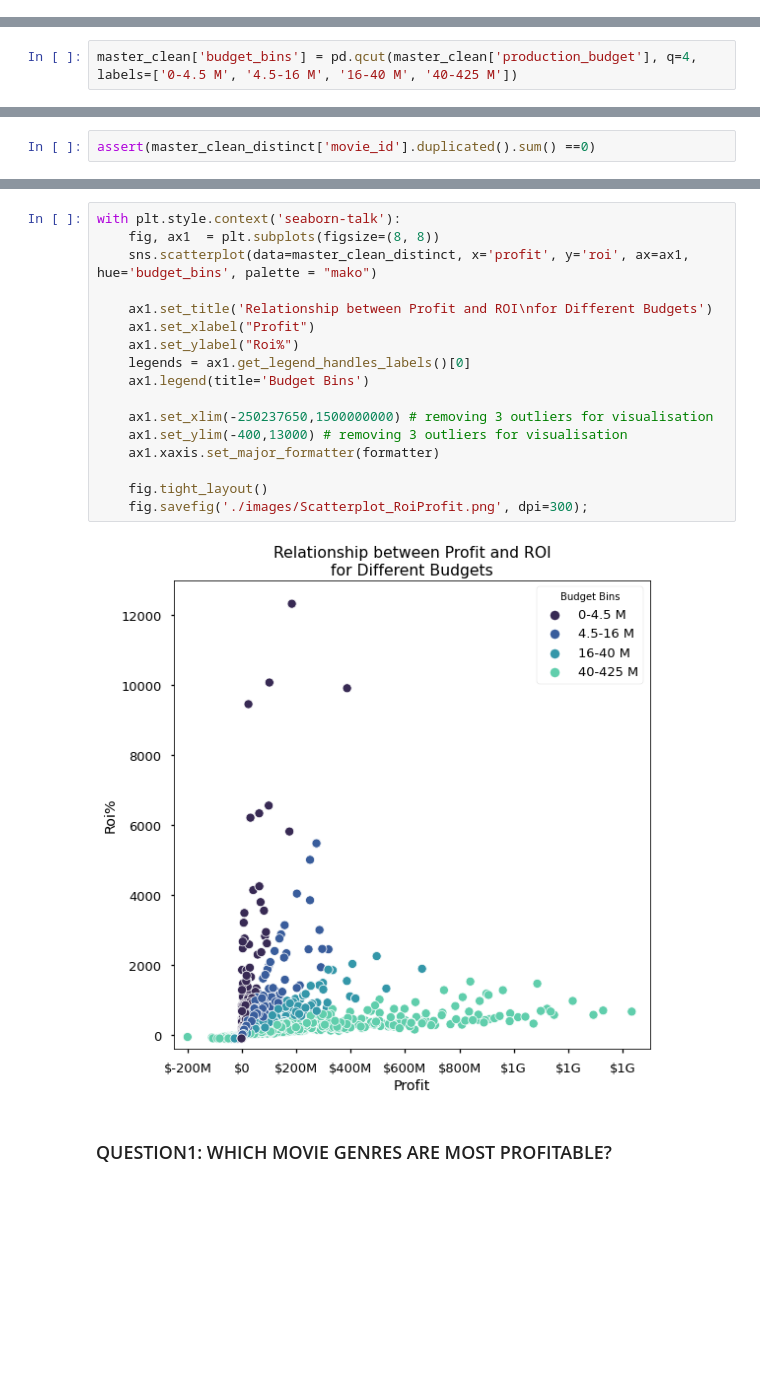
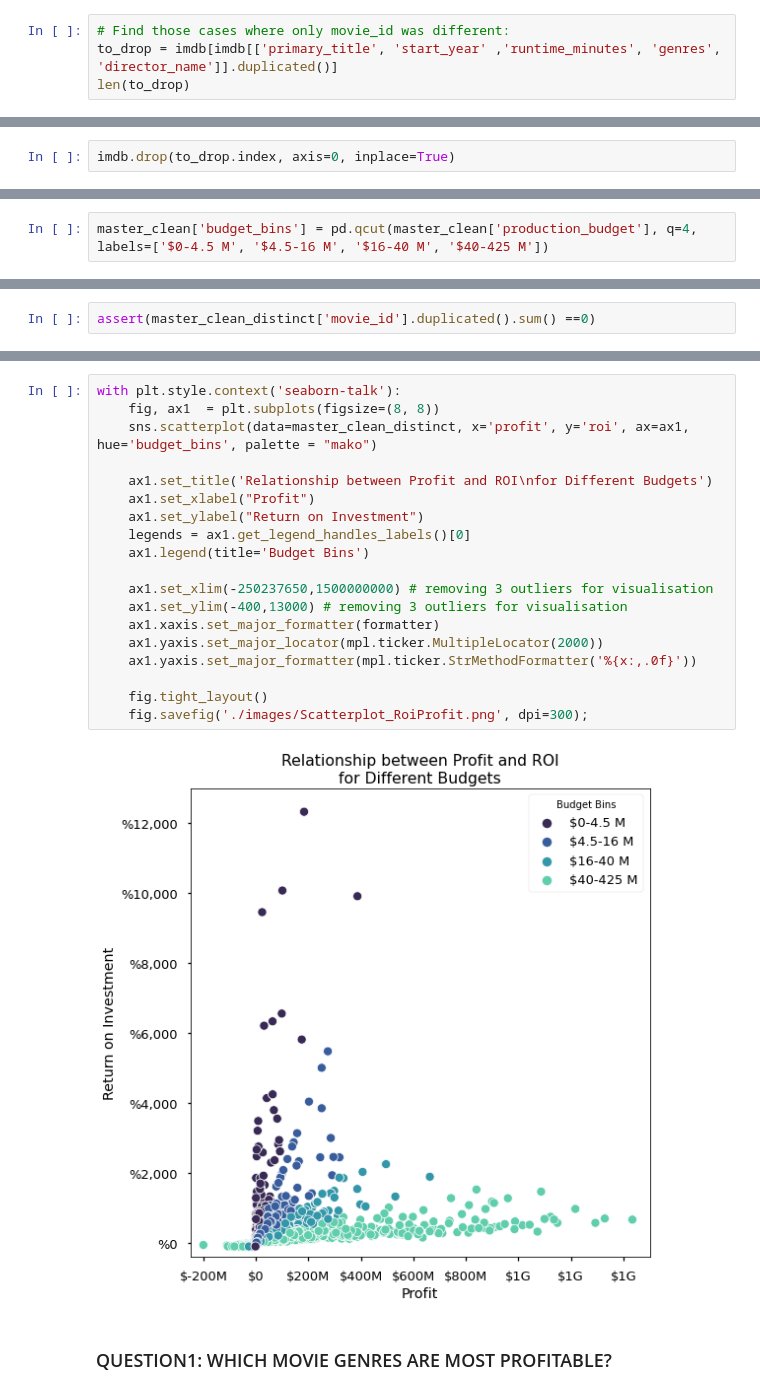
Before and after one commit to erdemiraysu/Exploratory-Movie-Analyses, a Jupyter notebook: student.ipynb, the cells around one changed output, grey strips where cells are left out. Saved outputs shown, nothing was run; the diff lists cells and outputs as text; blank space fills up the shorter version.

```diff
--- a/student.ipynb
+++ b/student.ipynb
@@ -404,0 +451,4 @@ dtype: int64
+# %%
+# Find those cases where only movie_id was different:
+to_drop = imdb[imdb[['primary_title', 'start_year' ,'runtime_minutes', 'genres', 'director_name']].duplicated()]
+len(to_drop)
@@ -404,0 +469,2 @@ dtype: int64
+# %%
+imdb.drop(to_drop.index, axis=0, inplace=True)
@@ -746,7 +821,7 @@ master_clean['roi_profit_bins'] = master_clean['roi_bins'] + ' ' + master_clean[
 - 16-40 M (50-75th percentile)
 - 40-425 M (Top 25% percent)
 # %%
-master_clean['budget_bins'] = pd.qcut(master_clean['production_budget'], q=4, labels=['0-4.5 M', '4.5-16 M', '16-40 M', '40-425 M'])
+master_clean['budget_bins'] = pd.qcut(master_clean['production_budget'], q=4, labels=['$0-4.5 M', '$4.5-16 M', '$16-40 M', '$40-425 M'])
 # %%
 master_clean.head()
 # %% [output]
@@ -814,22 +894,24 @@ formatter = FuncFormatter(human_format)
 # %%
 with plt.style.context('seaborn-talk'):
     fig, ax1  = plt.subplots(figsize=(8, 8))
     sns.scatterplot(data=master_clean_distinct, x='profit', y='roi', ax=ax1, hue='budget_bins', palette = "mako")
 
     ax1.set_title('Relationship between Profit and ROI\nfor Different Budgets')
     ax1.set_xlabel("Profit")
-    ax1.set_ylabel("Roi%")
+    ax1.set_ylabel("Return on Investment")
     legends = ax1.get_legend_handles_labels()[0]
     ax1.legend(title='Budget Bins')
 
     ax1.set_xlim(-250237650,1500000000) # removing 3 outliers for visualisation
     ax1.set_ylim(-400,13000) # removing 3 outliers for visualisation
     ax1.xaxis.set_major_formatter(formatter)
+    ax1.yaxis.set_major_locator(mpl.ticker.MultipleLocator(2000))
+    ax1.yaxis.set_major_formatter(mpl.ticker.StrMethodFormatter('%{x:,.0f}'))
 
     fig.tight_layout()
     fig.savefig('./images/Scatterplot_RoiProfit.png', dpi=300);
 # %% [output]
-[figure, old version]
+[figure, new version]
 # %% [markdown]
 ### QUESTION1: WHICH MOVIE GENRES ARE MOST PROFITABLE?
 # %%
```
Also changed, not shown: parts of 71 cells of this notebook.
